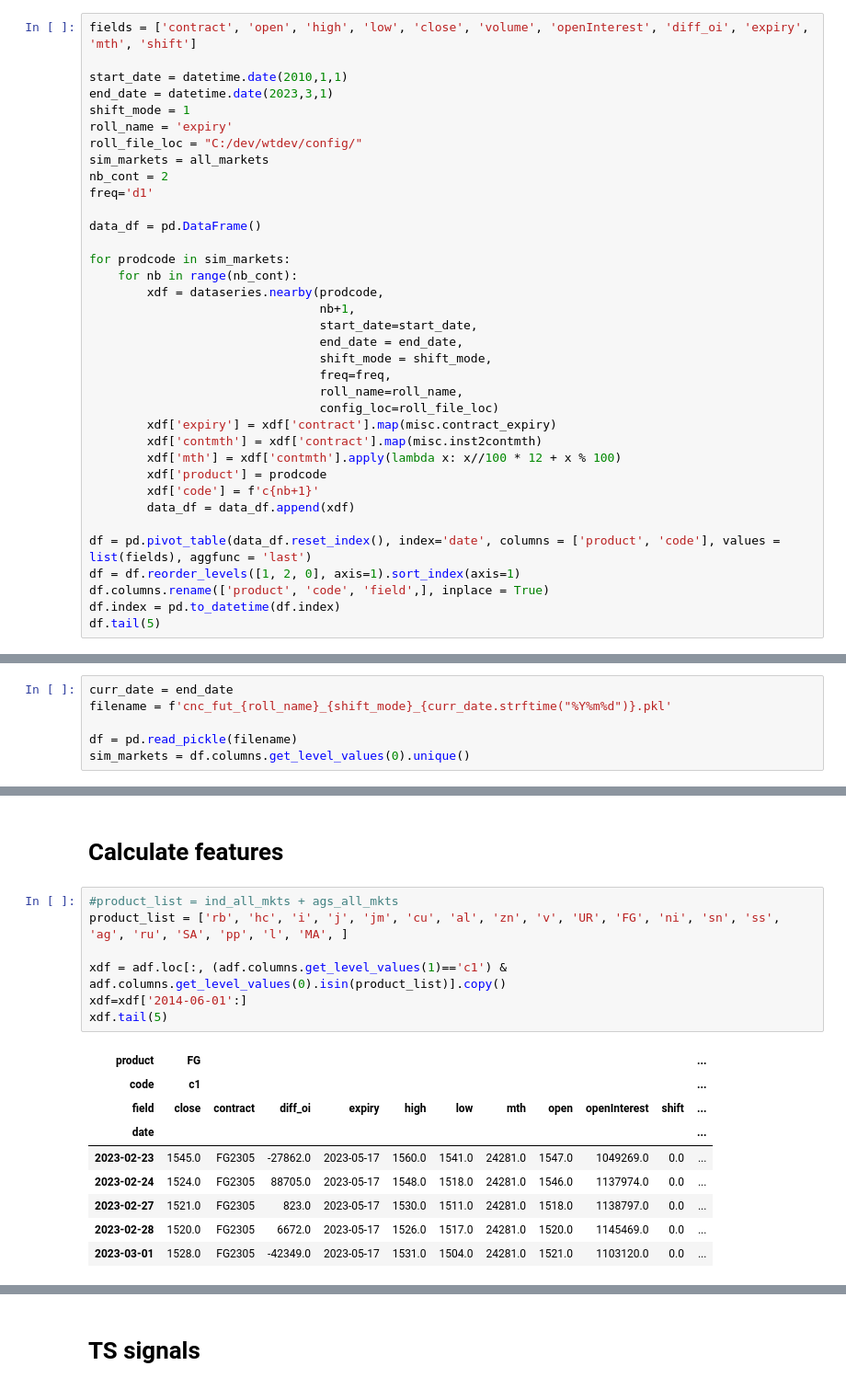
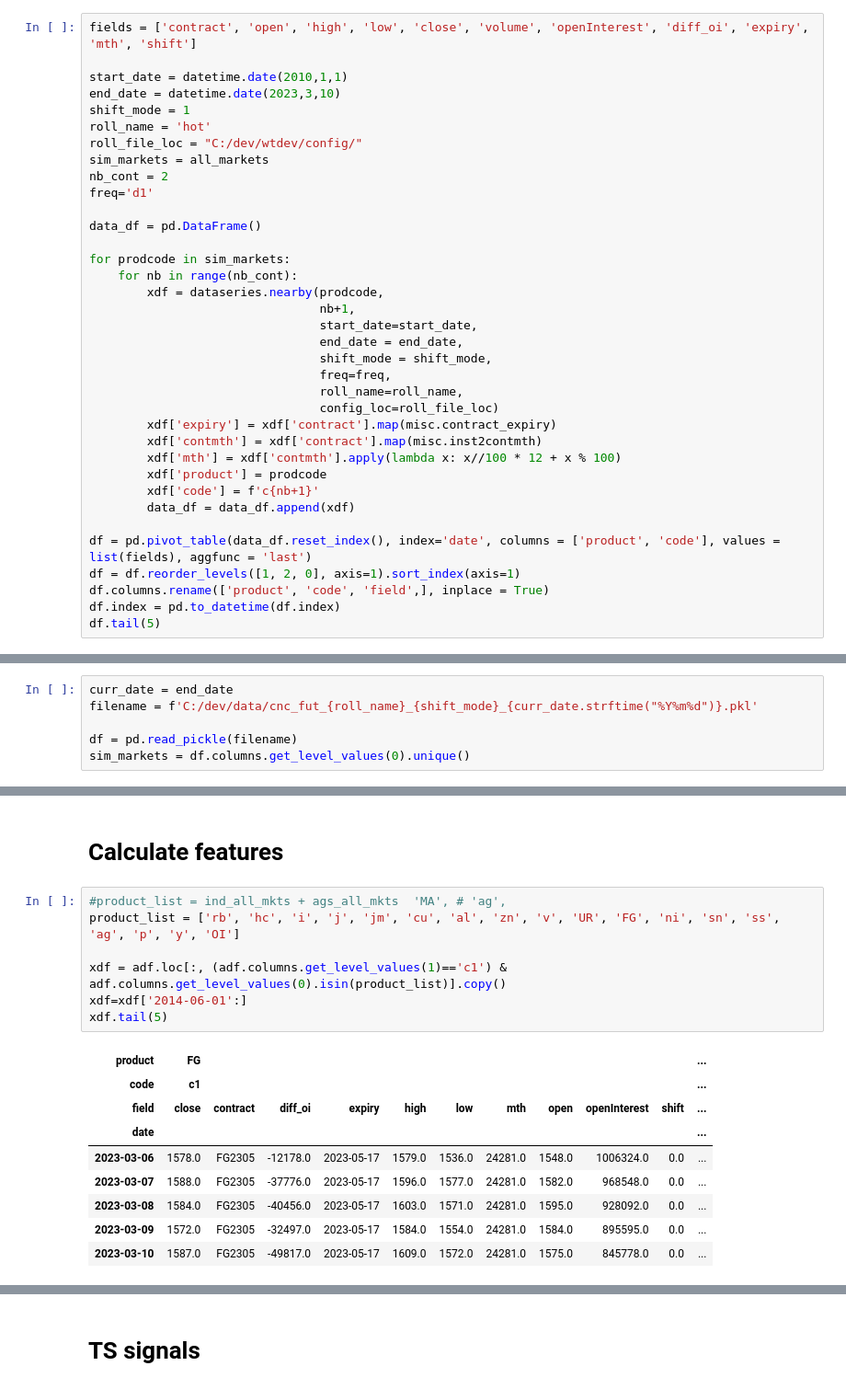
Before and after one commit to harvey1673/pyktrader3, a Jupyter notebook: bktest/factor signal analytics.ipynb, the cells around one changed output, grey strips where cells are left out. Shown at 92% size. Cells and saved outputs as stored; diff of their text form.

```diff
--- a/bktest/factor signal analytics.ipynb
+++ b/bktest/factor signal analytics.ipynb
@@ -84,9 +84,9 @@ ll_keys = ['fullsample'] + ['%s:%s' % (sd.strftime('%Y-%b-%d'), ed.strftime('%Y-
 fields = ['contract', 'open', 'high', 'low', 'close', 'volume', 'openInterest', 'diff_oi', 'expiry', 'mth', 'shift']
 
 start_date = datetime.date(2010,1,1)
-end_date = datetime.date(2023,3,1)
+end_date = datetime.date(2023,3,10)
 shift_mode = 1
-roll_name = 'expiry'
+roll_name = 'hot'
 roll_file_loc = "C:/dev/wtdev/config/"
 sim_markets = all_markets
 nb_cont = 2
@@ -140,6 +136,6 @@ if save_hist_data:
 # %%
 curr_date = end_date
-filename = f'cnc_fut_{roll_name}_{shift_mode}_{curr_date.strftime("%Y%m%d")}.pkl'
+filename = f'C:/dev/data/cnc_fut_{roll_name}_{shift_mode}_{curr_date.strftime("%Y%m%d")}.pkl'
 
 df = pd.read_pickle(filename)
 sim_markets = df.columns.get_level_values(0).unique()
@@ -255,19 +251,19 @@ sharpe_9y  0.187631  0.425889  0.059296  0.257987  0.302517
 # %% [markdown]
 # Calculate features
 # %%
-#product_list = ind_all_mkts + ags_all_mkts
-product_list = ['rb', 'hc', 'i', 'j', 'jm', 'cu', 'al', 'zn', 'v', 'UR', 'FG', 'ni', 'sn', 'ss', 'ag', 'ru', 'SA', 'pp', 'l', 'MA', ]
+#product_list = ind_all_mkts + ags_all_mkts  'MA', # 'ag',
+product_list = ['rb', 'hc', 'i', 'j', 'jm', 'cu', 'al', 'zn', 'v', 'UR', 'FG', 'ni', 'sn', 'ss', 'ag', 'p', 'y', 'OI']
 
 xdf = adf.loc[:, (adf.columns.get_level_values(1)=='c1') & adf.columns.get_level_values(0).isin(product_list)].copy()
 xdf=xdf['2014-06-01':]
 xdf.tail(5)
 # %% [output]
 | product | FG |  |  |  |  |  |  |  |  |  | ... |
 | code | c1 |  |  |  |  |  |  |  |  |  | ... |
 | field | close | contract | diff_oi | expiry | high | low | mth | open | openInterest | shift | ... |
 | date |  |  |  |  |  |  |  |  |  |  | ... |
-| 2023-02-23 | 1545.0 | FG2305 | -27862.0 | 2023-05-17 | 1560.0 | 1541.0 | 24281.0 | 1547.0 | 1049269.0 | 0.0 | ... |
-| 2023-02-24 | 1524.0 | FG2305 | 88705.0 | 2023-05-17 | 1548.0 | 1518.0 | 24281.0 | 1546.0 | 1137974.0 | 0.0 | ... |
-| 2023-02-27 | 1521.0 | FG2305 | 823.0 | 2023-05-17 | 1530.0 | 1511.0 | 24281.0 | 1518.0 | 1138797.0 | 0.0 | ... |
-| 2023-02-28 | 1520.0 | FG2305 | 6672.0 | 2023-05-17 | 1526.0 | 1517.0 | 24281.0 | 1520.0 | 1145469.0 | 0.0 | ... |
-| 2023-03-01 | 1528.0 | FG2305 | -42349.0 | 2023-05-17 | 1531.0 | 1504.0 | 24281.0 | 1521.0 | 1103120.0 | 0.0 | ... |
+| 2023-03-06 | 1578.0 | FG2305 | -12178.0 | 2023-05-17 | 1579.0 | 1536.0 | 24281.0 | 1548.0 | 1006324.0 | 0.0 | ... |
+| 2023-03-07 | 1588.0 | FG2305 | -37776.0 | 2023-05-17 | 1596.0 | 1577.0 | 24281.0 | 1582.0 | 968548.0 | 0.0 | ... |
+| 2023-03-08 | 1584.0 | FG2305 | -40456.0 | 2023-05-17 | 1603.0 | 1571.0 | 24281.0 | 1595.0 | 928092.0 | 0.0 | ... |
+| 2023-03-09 | 1572.0 | FG2305 | -32497.0 | 2023-05-17 | 1584.0 | 1554.0 | 24281.0 | 1584.0 | 895595.0 | 0.0 | ... |
+| 2023-03-10 | 1587.0 | FG2305 | -49817.0 | 2023-05-17 | 1609.0 | 1572.0 | 24281.0 | 1575.0 | 845778.0 | 0.0 | ... |
```
Also changed, not shown: parts of 33 cells of this notebook.
